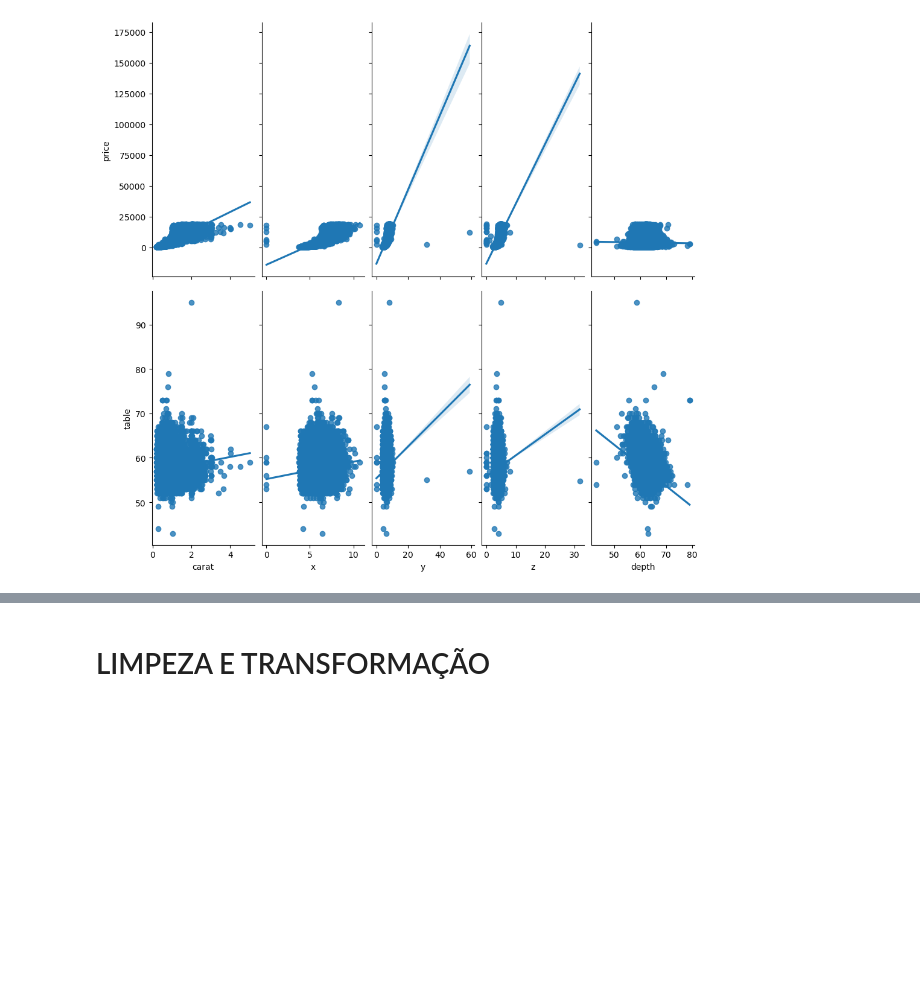
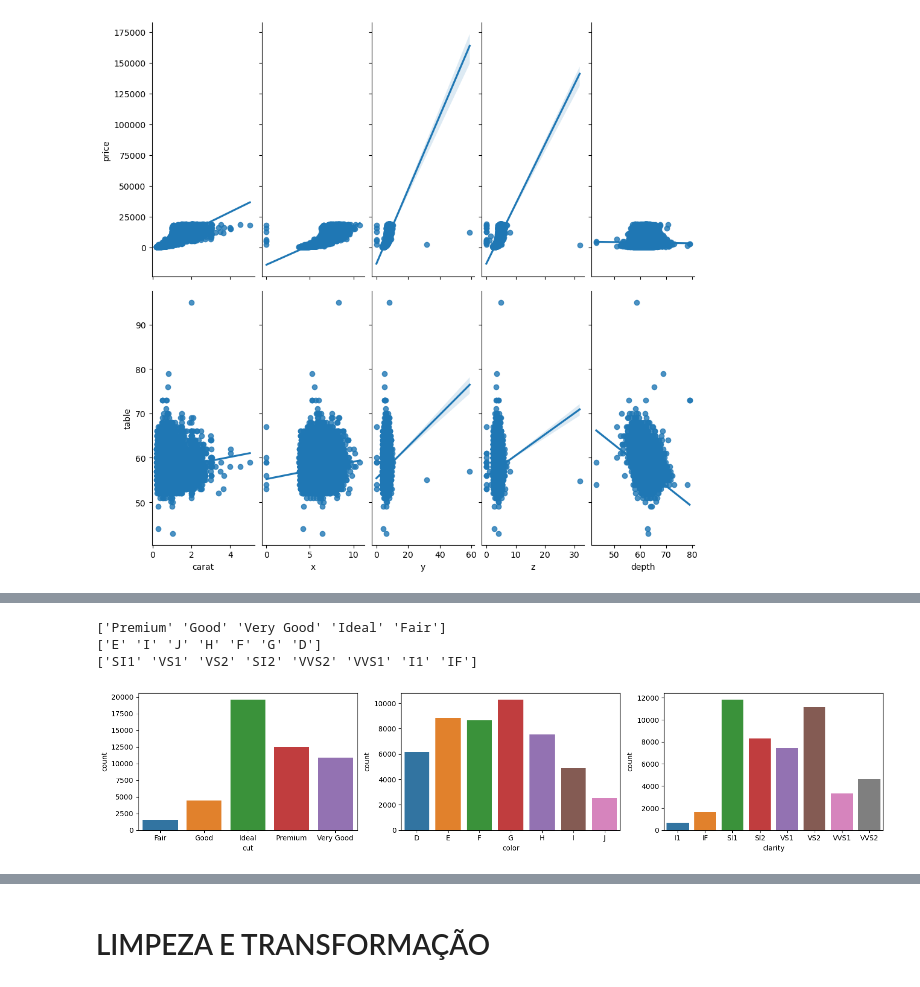
Before and after one commit to dvbarbato/project-diamonds, a Jupyter notebook: Untitled.ipynb, the cells around one changed output, grey strips where cells are left out. Saved outputs shown, nothing was run; the diff lists cells and outputs as text; code cells hidden in the pictures; blank space fills up the shorter version.

```diff
--- a/Untitled.ipynb
+++ b/Untitled.ipynb
@@ -128,0 +150,17 @@ df_historico.corr()['price'].sort_values(ascending=False)
+# %%
+col_categoricas = df_historico.select_dtypes(include='object')
+for c in col_categoricas.columns:
+    print(col_categoricas[c].unique())
+# %% [output]
+['Premium' 'Good' 'Very Good' 'Ideal' 'Fair']
+['E' 'I' 'J' 'H' 'F' 'G' 'D']
+['SI1' 'VS1' 'VS2' 'SI2' 'VVS2' 'VVS1' 'I1' 'IF']
+# %%
+i = 1
+plt.figure(figsize=(19, 12))
+for c in col_categoricas.columns:
+    plt.subplot(3, 3, i)
+    sns.countplot(x=df_historico[c].sort_values())
+    i+=1
+# %% [output]
+[figure, added]
```
Also changed, not shown: parts of 18 cells of this notebook, 1 other file.
